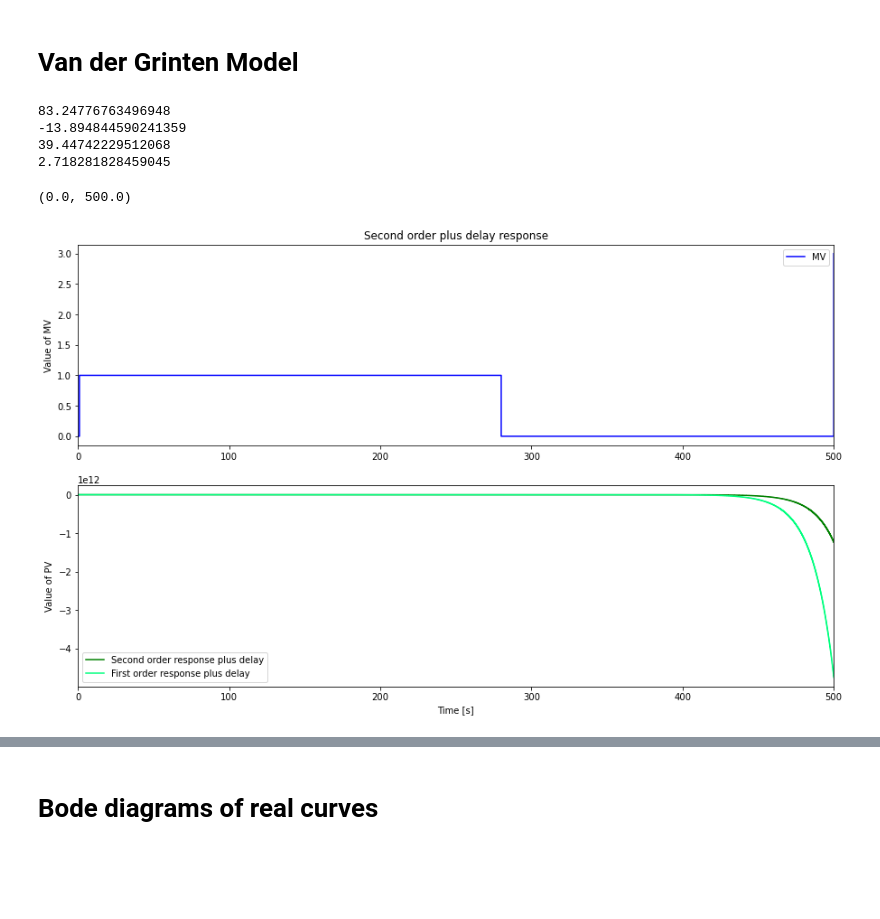
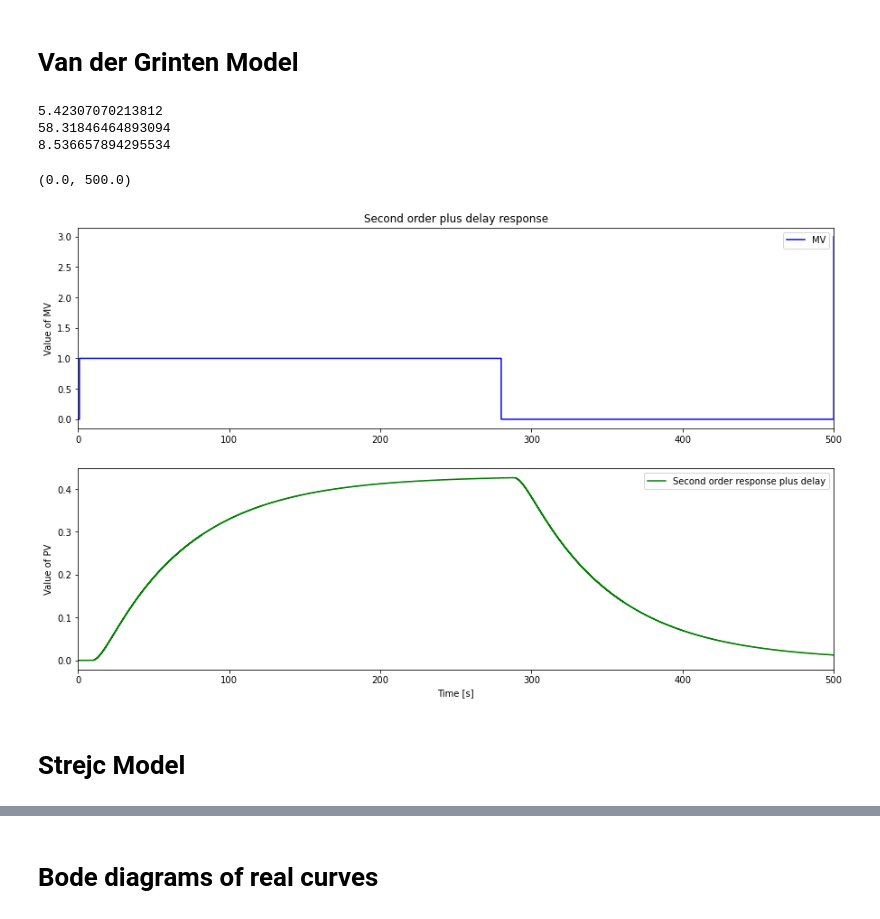
Before and after one commit to jmimassi/Control-Theory, a Jupyter notebook: Simulation_OLP.ipynb, the cells around one changed output, grey strips where cells are left out. Cells and saved outputs as stored; diff of their text form; code cells hidden in the pictures; blank space fills up the shorter version.

```diff
--- a/Simulation_OLP.ipynb
+++ b/Simulation_OLP.ipynb
@@ -209,7 +209,7 @@ Ts = 0.1
 N = int(TSim/Ts) + 1
 
 # Path for MV
-MVPath = {0: 0, 1:1 ,280: 0, TSim: 3}
+MVPath = {0: 0, 1:1 ,280: 0, TSim: 0}
 
 t = []
 MV = []
@@ -262,7 +262,7 @@ Ts = 0.1
 N = int(TSim/Ts) + 1
 
 # Path for MV
-MVPath = {0: 0, 1:1 ,400: 0, TSim: 3}
+MVPath = {0: 0, 1:1 ,400: 0, TSim: 0}
 
 t = []
 MV = []
@@ -313,7 +313,7 @@ Ts = 0.1
 N = int(TSim/Ts) + 1
 
 # Path for MV
-MVPath = {0: 0, 1:1 ,400: 0, TSim: 3}
+MVPath = {0: 0, 1:1 ,400: 0, TSim: 0}
 
 t = []
 MV = []
@@ -353,3 +355,10 @@ plt.xlim([0, TSim])
+# %%
+K = 0.43
+a = 0.13
+Tu = 10.29
+Tg = 122.06
+t1 = 42.65
+t2 = 55.89
 # %% [markdown]
 # Simple Broida
 # %%
@@ -485,49 +480,45 @@ MVPath = {0: 0, 1:1 ,280: 0, TSim: 3}
 t = []
 MV = []
 
-Tg = 65
-Tu = 78
-t1 = 42
-t2 = 58
-a = 0.09
 
-Kp = 0.43
+
+Kp = K
 T1 = Tg*((3*a*e)-1)/(1+(a*e))
 T2 = Tg*(1-a*e)/(1+a*e)
 theta = Tu - (T1*T2)/(T1 +3*T2)
-print(theta)
+
 print(T1)
 print(T2)
-print(e)
+print(theta)
 
 # MV is created from MVPath
 for i in range(0,N):
     t.append(i*Ts)
     SelectPath_RT(MVPath,t,MV)
 
-PVFOPDT = FOPDT(MV,Kp,T1,theta,Ts)
+
 PVSOPDT = SOPDT(MV,Kp,T1,T2,theta,Ts)
 
 plt.figure(figsize = (15,9))
 
 plt.subplot(2,1,1)
 plt.step(t,MV,'b-',label='MV',where='post')
 plt.ylabel('Value of MV')
 plt.title('Second order plus delay response')
 plt.legend(loc='best')
 plt.xlim([0, TSim])
 
 plt.subplot(2,1,2)
 plt.step(t,PVSOPDT,'g-',label='Second order response plus delay',where='post')
-plt.step(t,PVFOPDT,'springgreen',label='First order response plus delay',where='post')
 plt.ylabel('Value of PV')
 plt.xlabel('Time [s]')
 plt.legend(loc='best')
 plt.xlim([0, TSim])
 # %% [output]
-83.24776763496948
--13.894844590241359
-39.44742229512068
-2.718281828459045
+5.42307070213812
+58.31846464893094
+8.536657894295534
 (0.0, 500.0)
-[figure, old version]
+[figure, new version]
+# %% [markdown]
+# Strejc Model
```
Also changed, not shown: parts of 12 cells of this notebook, 2 other files.
